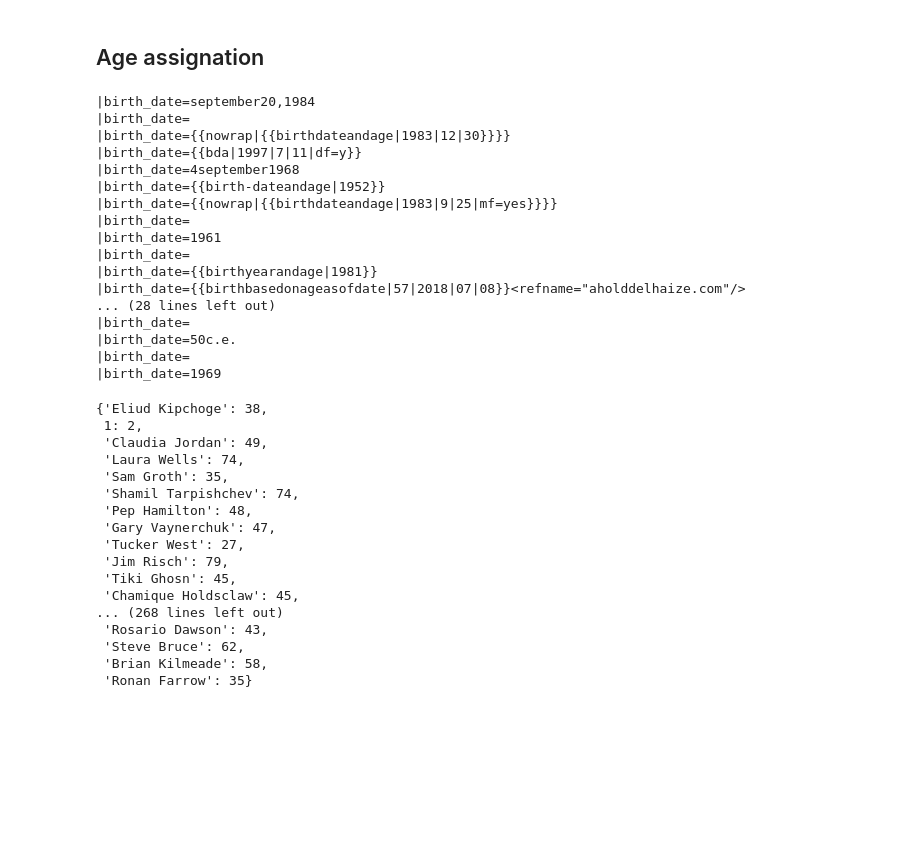
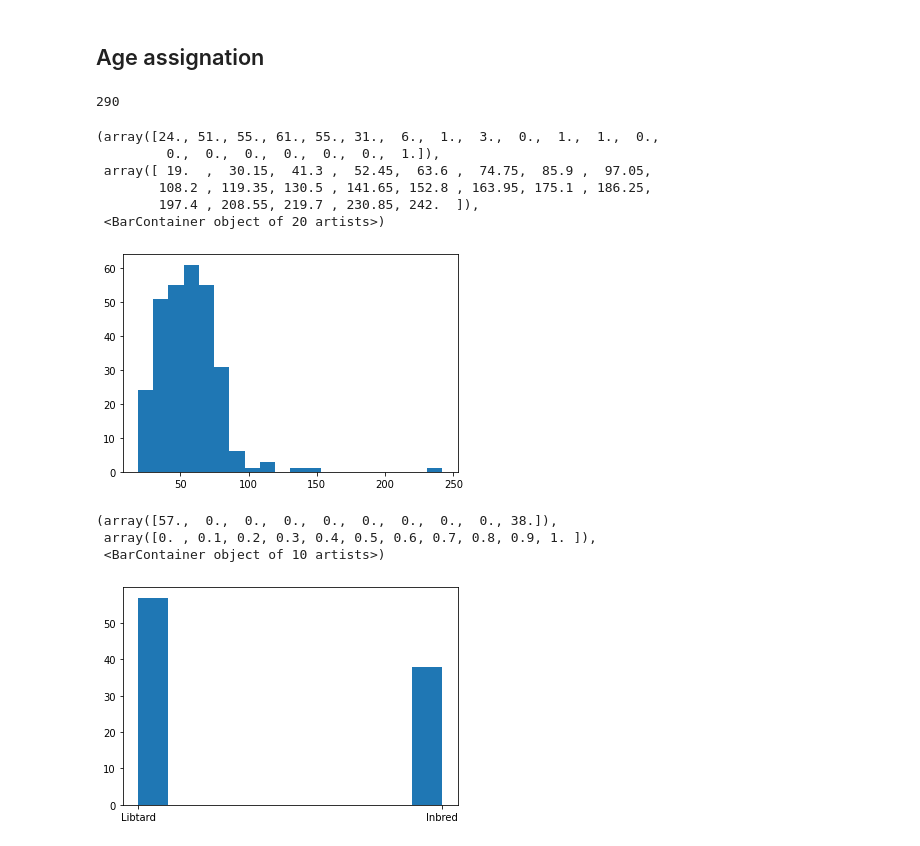
Before and after one commit to epfl-ada/ada-2021-project-adada-sur-mon-bidet, a Jupyter notebook: wikipedia.ipynb, the cells around one changed output. Saved outputs shown, nothing was run; the diff lists cells and outputs as text; code cells hidden in the pictures; blank space fills up the shorter version.

```diff
--- a/wikipedia.ipynb
+++ b/wikipedia.ipynb
@@ -125,7 +125,7 @@ Fetches all we need to know about a speaker (using their name). Handles one redi
 # %%
 invalid_speakers=[]
 speaker_content={}
-for speaker in speakers[:500]:
+for speaker in speakers[:2000]:
    try :
       with urllib.request.urlopen(request_template2.format(urllib.parse.quote(speaker))) as response:
          raw_data = json.load(response)["query"]["pages"][0]
@@ -296,7 +311,7 @@ np.unique(tmp, return_counts=True) #Snif
 ## Age assignation
 # %%
 def age_from_wiki(speaker_content):
-
+    count = 0
 
     for speaker in speaker_content:
         s= speaker_content[speaker].lower().split("\n")
@@ -313,45 +328,25 @@ def age_from_wiki(speaker_content):
                             age = 2022-int(match.group(3))
                             yield(speaker, age)
                         else :
-                            match = re.match("^(\|birth_date={{birthdate\|(\w*=\w*\|)?)([0-9]*)\|([0-9]*)\|([0-9]*)", line.replace(" ",""))
-                            if :
-
+                            match = re.match("^(\|birth_date={{birthyearandage\|(\w*=\w*\|)?)([0-9]*)", line.replace(" ",""))
+                            if match:
+                                age = 2022-int(match.group(3))
+                                yield(speaker, age)
                             else:
-                                print(line.replace(" ", ""))
+                                count +=1
 # %%
-dict(age_from_wiki(speaker_content))
+speaker_age = dict(age_from_wiki(speaker_content))
-# %% [output]
-|birth_date=september20,1984
-|birth_date=
-|birth_date={{nowrap|{{birthdateandage|1983|12|30}}}}
-|birth_date={{bda|1997|7|11|df=y}}
-|birth_date=4september1968
-|birth_date={{birth-dateandage|1952}}
-|birth_date={{nowrap|{{birthdateandage|1983|9|25|mf=yes}}}}
-|birth_date=
-|birth_date=1961
-|birth_date=
-|birth_date={{birthyearandage|1981}}
-|birth_date={{birthbasedonageasofdate|57|2018|07|08}}<refname="aholddelhaize.com"/>
-... (28 lines left out)
-|birth_date=
-|birth_date=50c.e.
-|birth_date=
-|birth_date=1969
-{'Eliud Kipchoge': 38,
- 1: 2,
- 'Claudia Jordan': 49,
- 'Laura Wells': 74,
- 'Sam Groth': 35,
- 'Shamil Tarpishchev': 74,
- 'Pep Hamilton': 48,
- 'Gary Vaynerchuk': 47,
- 'Tucker West': 27,
- 'Jim Risch': 79,
- 'Tiki Ghosn': 45,
- 'Chamique Holdsclaw': 45,
-... (268 lines left out)
- 'Rosario Dawson': 43,
- 'Steve Bruce': 62,
- 'Brian Kilmeade': 58,
- 'Ronan Farrow': 35}
+# %%
+len(speaker_age)
+# %% [output]
+290
+# %%
+plt.hist(speaker_age.values(), bins=20)
+# %% [output]
+(array([24., 51., 55., 61., 55., 31.,  6.,  1.,  3.,  0.,  1.,  1.,  0.,
+         0.,  0.,  0.,  0.,  0.,  0.,  1.]),
+ array([ 19.  ,  30.15,  41.3 ,  52.45,  63.6 ,  74.75,  85.9 ,  97.05,
+        108.2 , 119.35, 130.5 , 141.65, 152.8 , 163.95, 175.1 , 186.25,
+        197.4 , 208.55, 219.7 , 230.85, 242.  ]),
+ <BarContainer object of 20 artists>)
+[figure, added]
@@ -357,0 +365,7 @@ dict(age_from_wiki(speaker_content))
+# %%
+plt.hist(wing)
+# %% [output]
+(array([57.,  0.,  0.,  0.,  0.,  0.,  0.,  0.,  0., 38.]),
+ array([0. , 0.1, 0.2, 0.3, 0.4, 0.5, 0.6, 0.7, 0.8, 0.9, 1. ]),
+ <BarContainer object of 10 artists>)
+[figure, added]
```
Also changed, not shown: parts of 8 cells of this notebook.
